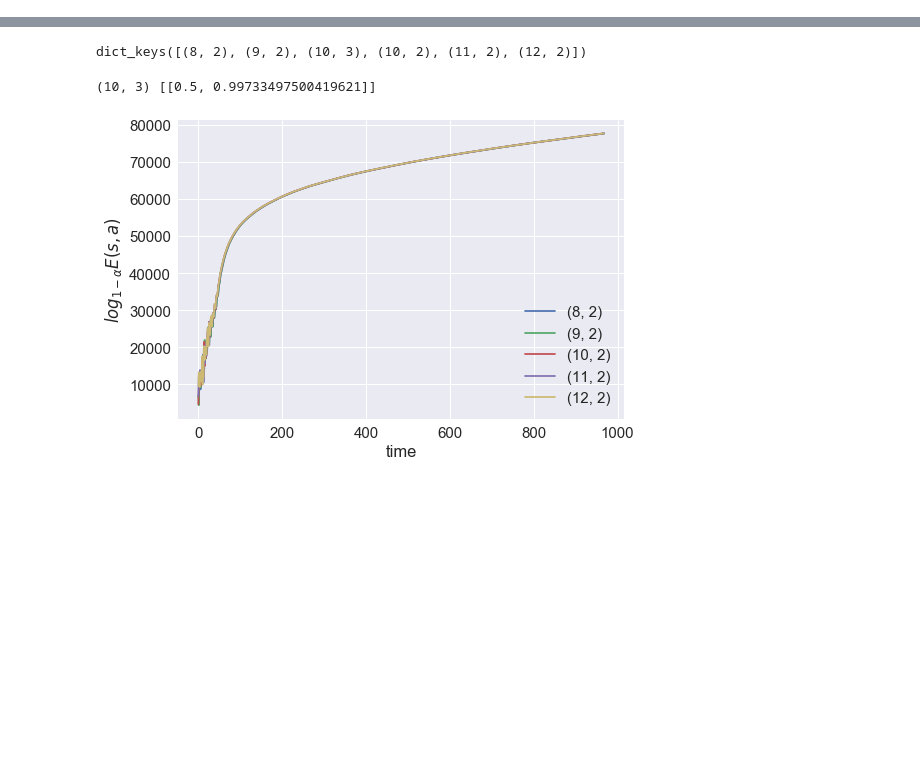
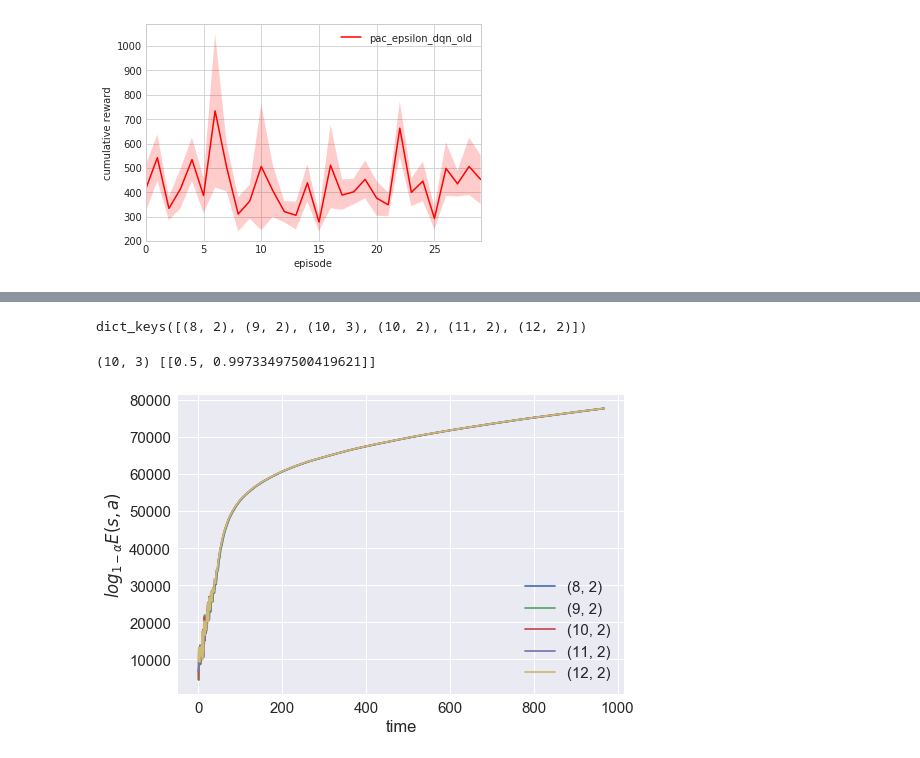
Before and after one commit to nathanwang000/deep_exploration_with_E_network, a Jupyter notebook: plot.ipynb, the cells around one changed output, grey strips where cells are left out. Cells and saved outputs as stored; diff of their text form; code cells hidden in the pictures; blank space fills up the shorter version.

```diff
--- a/plot.ipynb
+++ b/plot.ipynb
@@ -31 +39,23 @@ for fn in os.listdir(logdir):
+# %%
+# combined result
+colors = 'rbyok'
+num_limit = 30
+
+data = []
+for fn in os.listdir(logdir):
+    if not fn.startswith(mode):
+        continue
+    rewards = joblib.load(os.path.join(logdir, fn))
+    rewards = running_mean(rewards, smooth)
+    data.append(rewards[:num_limit])
+
+data = np.vstack(data)
+label = '{}'.format(logdir)
+sns.tsplot(data, condition=label, color=colors[0])
+plt.xlabel('episode')
+plt.ylabel('cumulative reward')
+plt.legend()
+plt.show()
+# %% [output]
+[figure, added]
 # %%
```
Also changed, not shown: parts of 2 cells of this notebook, 2 other files.
